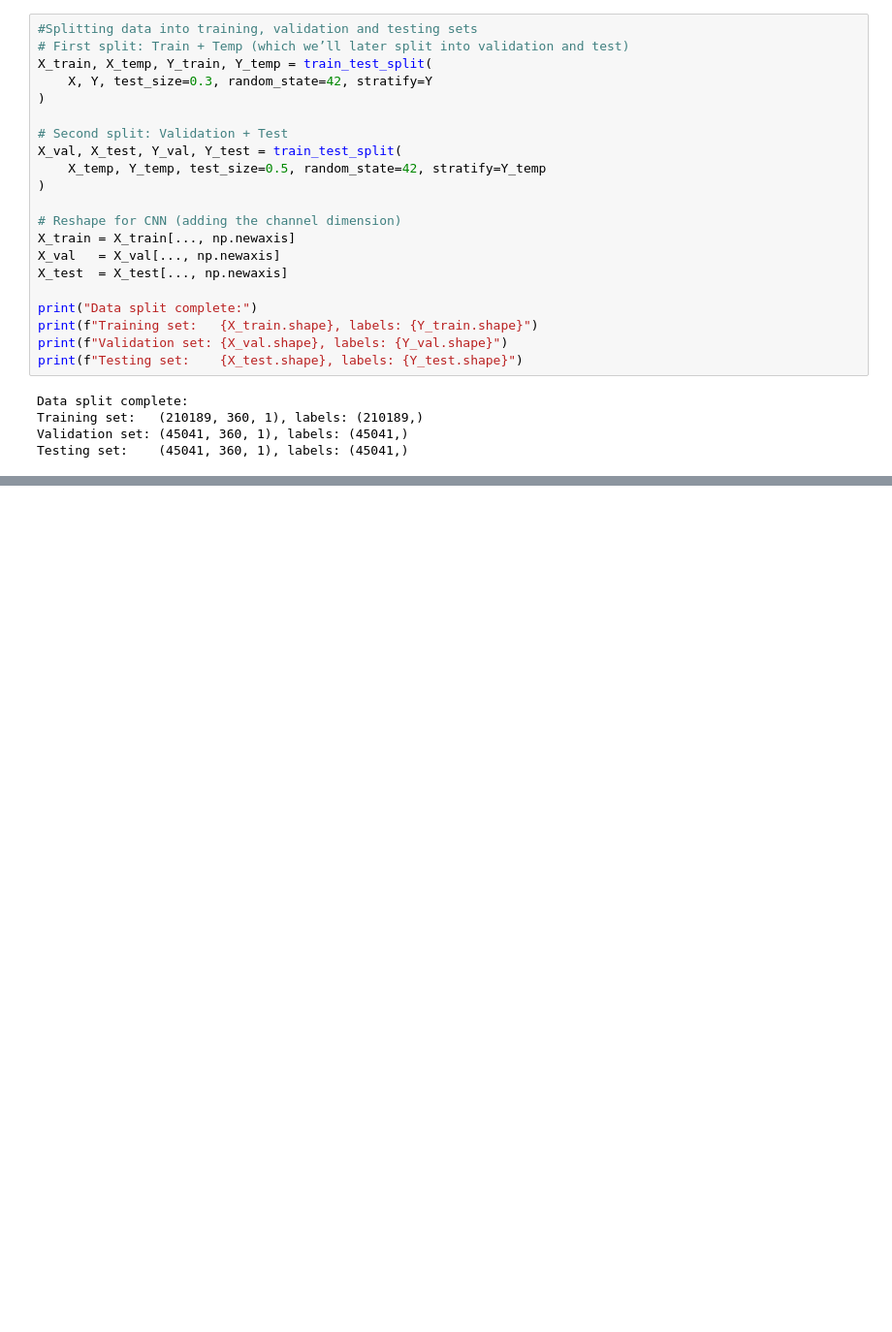
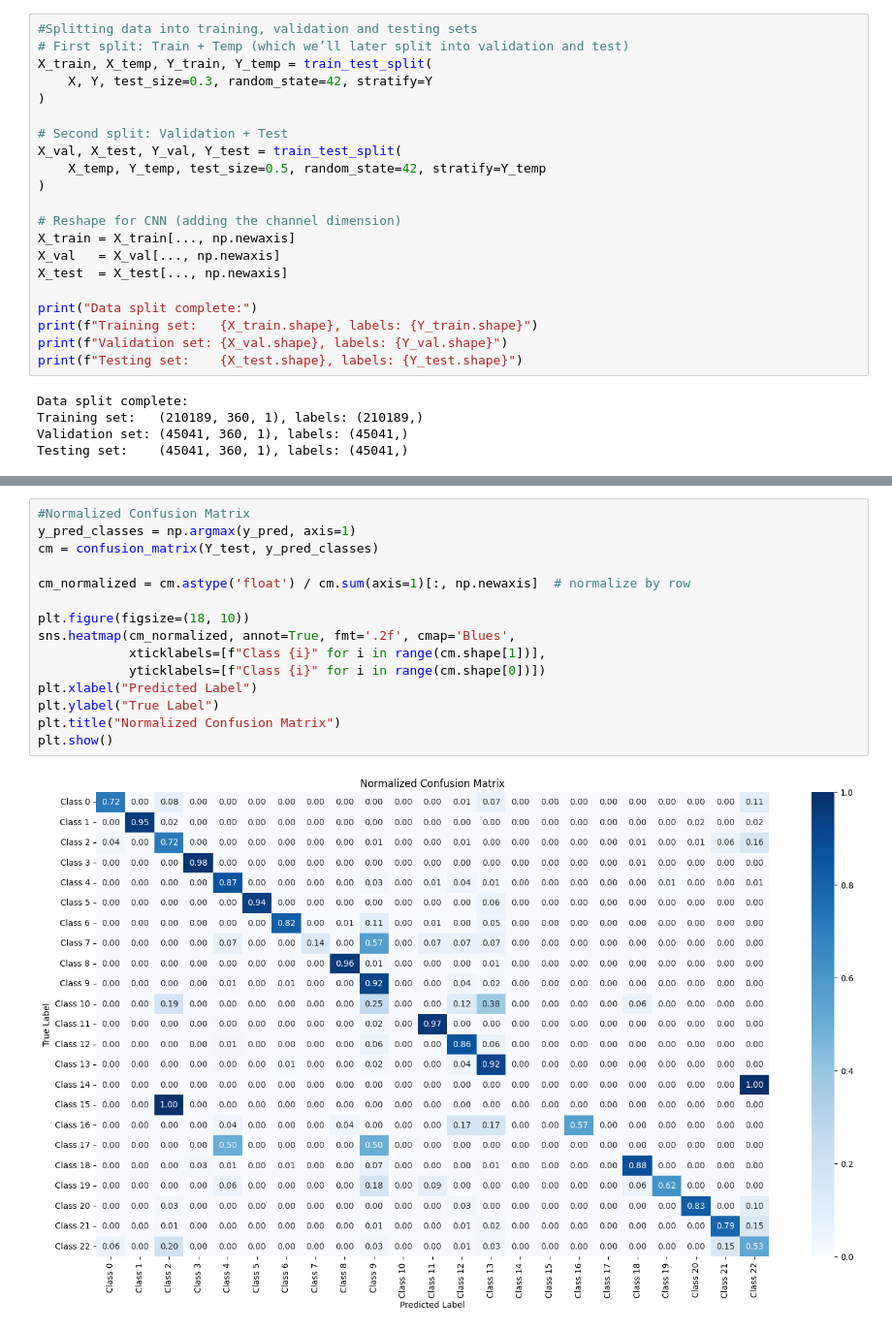
Before and after one commit to manhalhads/Arrhythmia-Classifier-Using-ECG-Signals, a Jupyter notebook: DL_project2.ipynb, the cells around one changed output, grey strips where cells are left out. Shown at 97% size. Cells and saved outputs as stored; diff of their text form; blank space fills up the shorter version.

Commit message:
Confusion Matrix & Classification Report added

```diff
--- a/DL_project2.ipynb
+++ b/DL_project2.ipynb
@@ -414,0 +426,17 @@ F1-score:  0.9323
+# %%
+#Normalized Confusion Matrix
+y_pred_classes = np.argmax(y_pred, axis=1)
+cm = confusion_matrix(Y_test, y_pred_classes)
+
+cm_normalized = cm.astype('float') / cm.sum(axis=1)[:, np.newaxis]  # normalize by row
+
+plt.figure(figsize=(18, 10))
+sns.heatmap(cm_normalized, annot=True, fmt='.2f', cmap='Blues',
+            xticklabels=[f"Class {i}" for i in range(cm.shape[1])],
+            yticklabels=[f"Class {i}" for i in range(cm.shape[0])])
+plt.xlabel("Predicted Label")
+plt.ylabel("True Label")
+plt.title("Normalized Confusion Matrix")
+plt.show()
+# %% [output]
+[figure, added]
```
Also changed, not shown: parts of 7 cells of this notebook.
